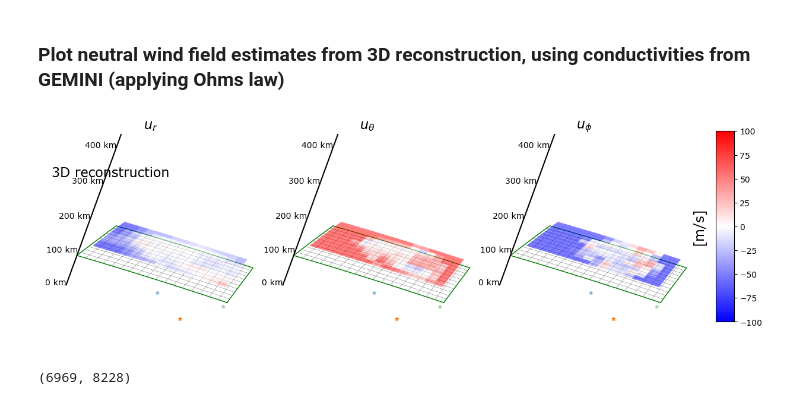
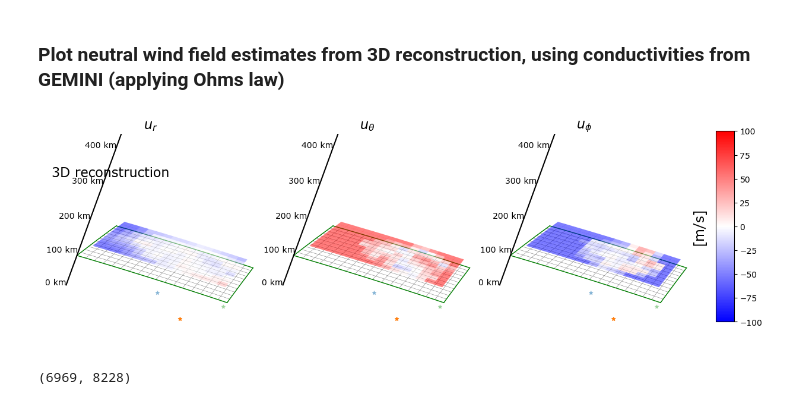
Before and after one commit to jpreistad/e3dsecs, a Jupyter notebook: paper/03_reconstruction_minimal.ipynb, the cells around one changed output. Drawn from its saved outputs; the diff is of its cells as text; code cells hidden in the pictures.

```diff
--- a/paper/03_reconstruction_minimal.ipynb
+++ b/paper/03_reconstruction_minimal.ipynb
@@ -40,8 +39,8 @@ inputmode       = 'vi' # See documentation e.g. in model.py for allowed values.
                        # Specifies how jperp estimates are obtained
 e3doubt_        = True # Wheter to use realistic variances of the observations, and add
                        # corresponding noise
-intsec          = 5*60  # Integrationtime in seconds used in E3DOUBT
-sitelat         = 67.7# Gegraphic latitude of transmitter site location
+intsec          = 5*60 # Integrationtime in seconds used in E3DOUBT
+sitelat         = 67.7 # Gegraphic latitude of transmitter site location
 sitephi         = 23.0 # Gegraphic longitude of transmitter site location
 min_alt         = 90   # km, start altitude of where to sample along beams
 max_alt         = 500  # km, stop altitude of where to sample along beams
@@ -54,7 +53,7 @@ vert_profile    = None # Regularize vertical Hall and Pedersen profile based on
                        # GEMINI profile. None or # km from where it is applied above
 vert_dprofile   = False# Regularize vertical profile of gradient of H/P currents
                        # based on electron density profile. NOT WORKING
-l1              = 10**(-1.5) # Regularization parameter for 3D reconstruction inversion
+l1              = 10**(-2.3) # Regularization parameter for 3D reconstruction inversion
 diagnostic      = False# Wheter to make diagnostic plots
 overwrite       = True # Overwrites exisring 3D model coefficient file
 crossval        = True # Determine 3D model reg. parameter using cross-validation
@@ -202,19 +201,19 @@ if savefigs:
 ### Plot neutral wind field estimates from 3D reconstruction, using conductivities from GEMINI (applying Ohms law)
 # %%
 jperp = np.vstack((j_perp[2*N:], -j_perp[N:2*N], j_perp[:N]))
-_data = mod.calc_u(_data, conv, sim, jperp)
-u = np.hstack((_data.uu, -_data.un, _data.ue))
+_data = mod.calc_u_direct(_data, conv, sim, jperp)
+u = np.hstack((_data.uperpu, -_data.uperpn, _data.uperpe))
 clim = 100
 plot_titles = ['$u_{\phi}$', '$u_{\\theta}$', '$u_{r}$']
 unit = '[m/s]'
 meshgrid = (alt_ev,lat_ev,lon_ev)
 fig = diagnostics.output_plot(u, meshgrid, _data, gr.grid, gr.alts_grid,
                             clim=clim, cut=['k'], ind=[5], transmitter=conv.data.transmitter,
                             receivers=conv.data.receivers, plot_titles=plot_titles, unit=unit)
 if savefigs:
     fig.savefig('./plots/neutral_wind_minimal.pdf',bbox_inches='tight', dpi=300)
 # %% [output]
-[figure, old version]
+[figure, new version]
 # %%
 m_['Gshape']
 # %% [output]
```
Also changed, not shown: parts of 5 cells of this notebook, 19 other files.
